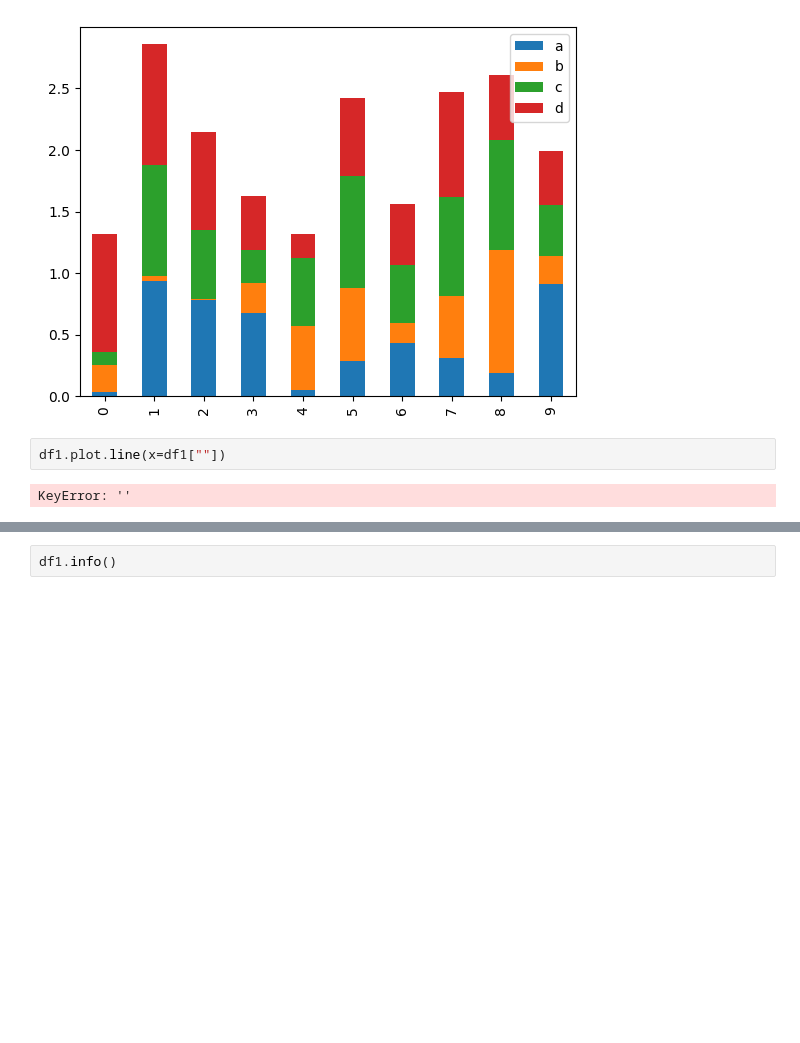
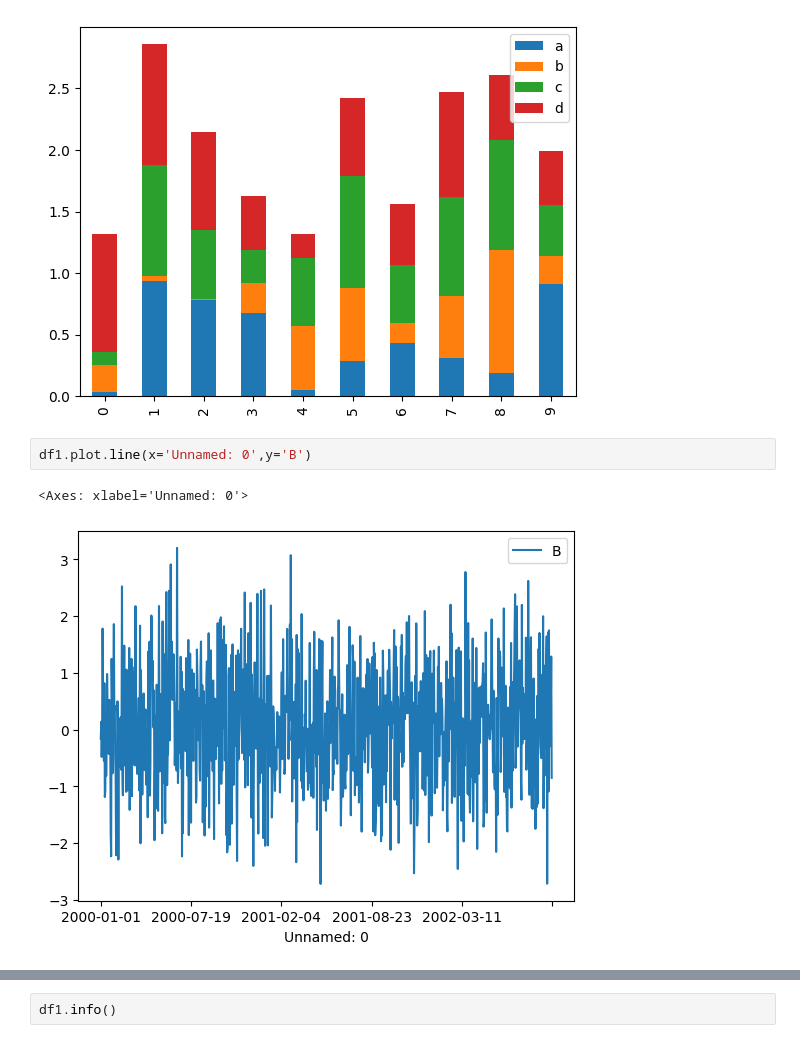
Before and after one commit to MUHAMMEDQULIYEV/Python_Learning, a Jupyter notebook: data_visualization/usingpandas/learn.ipynb, the cells around one changed output, grey strips where cells are left out. Saved outputs shown, nothing was run; the diff lists cells and outputs as text; blank space fills up the shorter version.

```diff
--- a/data_visualization/usingpandas/learn.ipynb
+++ b/data_visualization/usingpandas/learn.ipynb
@@ -96,6 +96,7 @@ df2.plot.bar(stacked=True)
 <Axes: >
 [figure]
 # %%
-df1.plot.line(x=df1[""])
+df1.plot.line(x='Unnamed: 0',y='B')
 # %% [output]
-KeyError: ''
+<Axes: xlabel='Unnamed: 0'>
+[figure, added]
```
Also changed, not shown: parts of 7 cells of this notebook, 5 other files.
